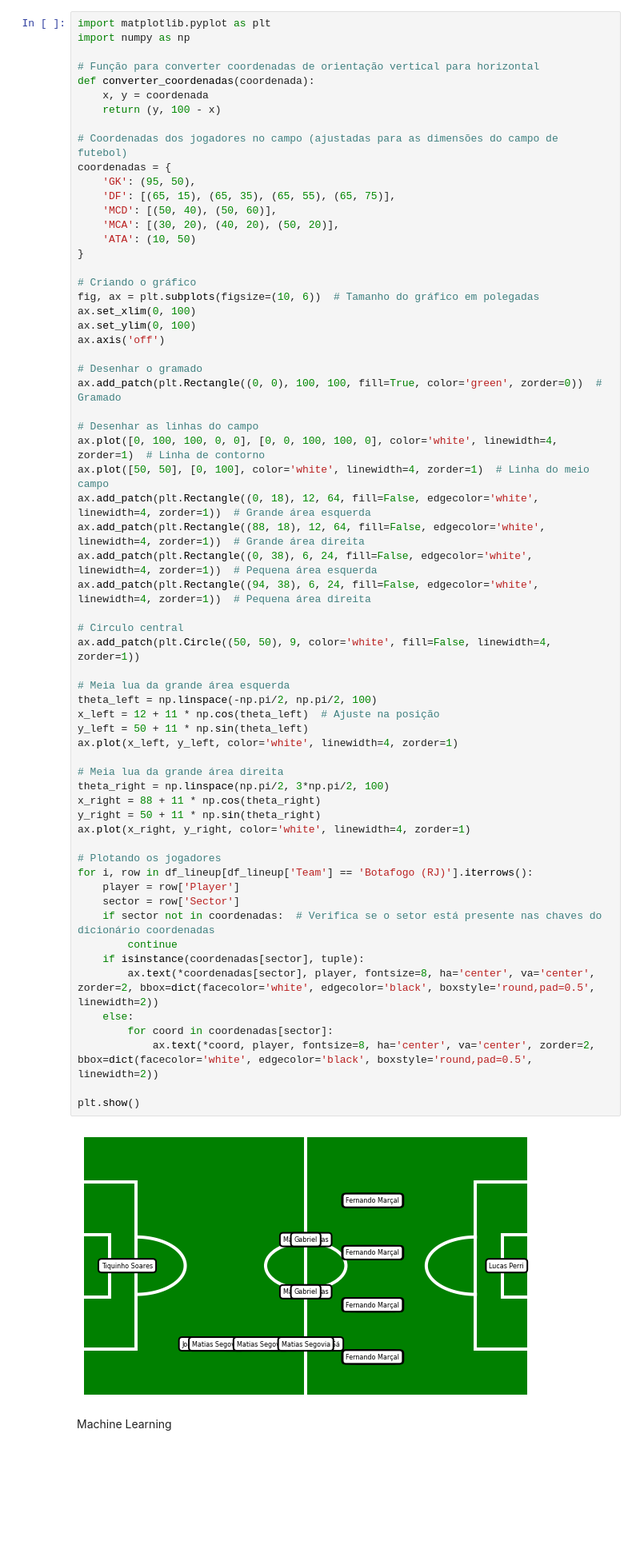
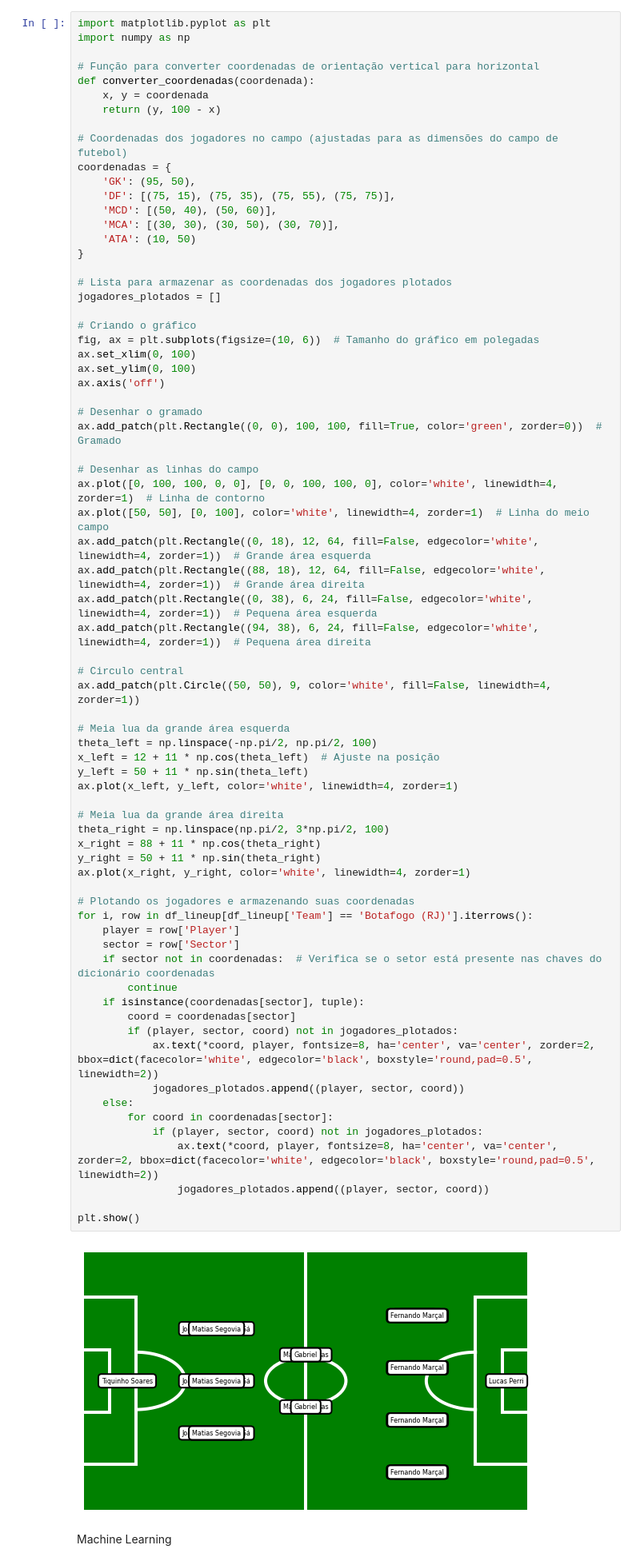
Before and after one commit to IgorScarpari/AI-System-for-Football-Analysis, a Jupyter notebook: AI System for Football Team Analysis.ipynb, the cells around one changed output. Shown at 80% size. Saved outputs shown, nothing was run; the diff lists cells and outputs as text; blank space fills up the shorter version.

```diff
--- a/AI System for Football Team Analysis.ipynb
+++ b/AI System for Football Team Analysis.ipynb
@@ -888,11 +889,14 @@ def converter_coordenadas(coordenada):
 # Coordenadas dos jogadores no campo (ajustadas para as dimensões do campo de futebol)
 coordenadas = {
     'GK': (95, 50),
-    'DF': [(65, 15), (65, 35), (65, 55), (65, 75)],
+    'DF': [(75, 15), (75, 35), (75, 55), (75, 75)],
     'MCD': [(50, 40), (50, 60)],
-    'MCA': [(30, 20), (40, 20), (50, 20)],
+    'MCA': [(30, 30), (30, 50), (30, 70)],
     'ATA': (10, 50)
 }
+
+# Lista para armazenar as coordenadas dos jogadores plotados
+jogadores_plotados = []
 
 # Criando o gráfico
 fig, ax = plt.subplots(figsize=(10, 6))  # Tamanho do gráfico em polegadas
@@ -910,37 +914,42 @@ ax.add_patch(plt.Rectangle((0, 18), 12, 64, fill=False, edgecolor='white', linew
 ax.add_patch(plt.Rectangle((88, 18), 12, 64, fill=False, edgecolor='white', linewidth=4, zorder=1))  # Grande área direita
 ax.add_patch(plt.Rectangle((0, 38), 6, 24, fill=False, edgecolor='white', linewidth=4, zorder=1))  # Pequena área esquerda
 ax.add_patch(plt.Rectangle((94, 38), 6, 24, fill=False, edgecolor='white', linewidth=4, zorder=1))  # Pequena área direita
 
 # Circulo central
 ax.add_patch(plt.Circle((50, 50), 9, color='white', fill=False, linewidth=4, zorder=1))
 
 # Meia lua da grande área esquerda
 theta_left = np.linspace(-np.pi/2, np.pi/2, 100)
 x_left = 12 + 11 * np.cos(theta_left)  # Ajuste na posição
 y_left = 50 + 11 * np.sin(theta_left)
 ax.plot(x_left, y_left, color='white', linewidth=4, zorder=1)
 
 # Meia lua da grande área direita
 theta_right = np.linspace(np.pi/2, 3*np.pi/2, 100)
 x_right = 88 + 11 * np.cos(theta_right)
 y_right = 50 + 11 * np.sin(theta_right)
 ax.plot(x_right, y_right, color='white', linewidth=4, zorder=1)
 
-# Plotando os jogadores
+# Plotando os jogadores e armazenando suas coordenadas
 for i, row in df_lineup[df_lineup['Team'] == 'Botafogo (RJ)'].iterrows():
     player = row['Player']
     sector = row['Sector']
     if sector not in coordenadas:  # Verifica se o setor está presente nas chaves do dicionário coordenadas
         continue
     if isinstance(coordenadas[sector], tuple):
-        ax.text(*coordenadas[sector], player, fontsize=8, ha='center', va='center', zorder=2, bbox=dict(facecolor='white', edgecolor='black', boxstyle='round,pad=0.5', linewidth=2))
+        coord = coordenadas[sector]
+        if (player, sector, coord) not in jogadores_plotados:
+            ax.text(*coord, player, fontsize=8, ha='center', va='center', zorder=2, bbox=dict(facecolor='white', edgecolor='black', boxstyle='round,pad=0.5', linewidth=2))
+            jogadores_plotados.append((player, sector, coord))
     else:
         for coord in coordenadas[sector]:
-            ax.text(*coord, player, fontsize=8, ha='center', va='center', zorder=2, bbox=dict(facecolor='white', edgecolor='black', boxstyle='round,pad=0.5', linewidth=2))
+            if (player, sector, coord) not in jogadores_plotados:
+                ax.text(*coord, player, fontsize=8, ha='center', va='center', zorder=2, bbox=dict(facecolor='white', edgecolor='black', boxstyle='round,pad=0.5', linewidth=2))
+                jogadores_plotados.append((player, sector, coord))
 
 plt.show()
 # %% [output]
-[figure, old version]
+[figure, new version]
 # %% [markdown]
 Machine Learning
 # %%
```
Also changed, not shown: parts of 13 cells of this notebook.
